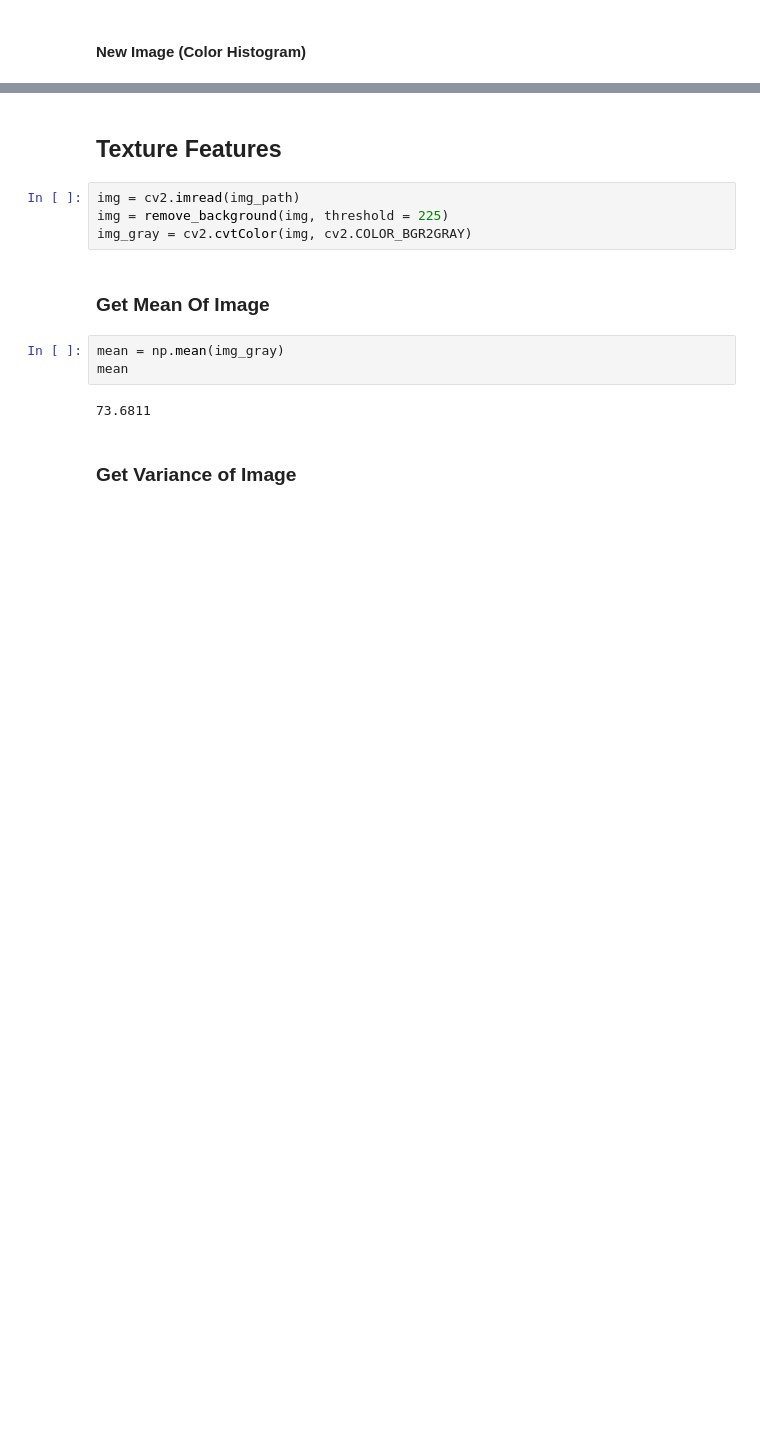
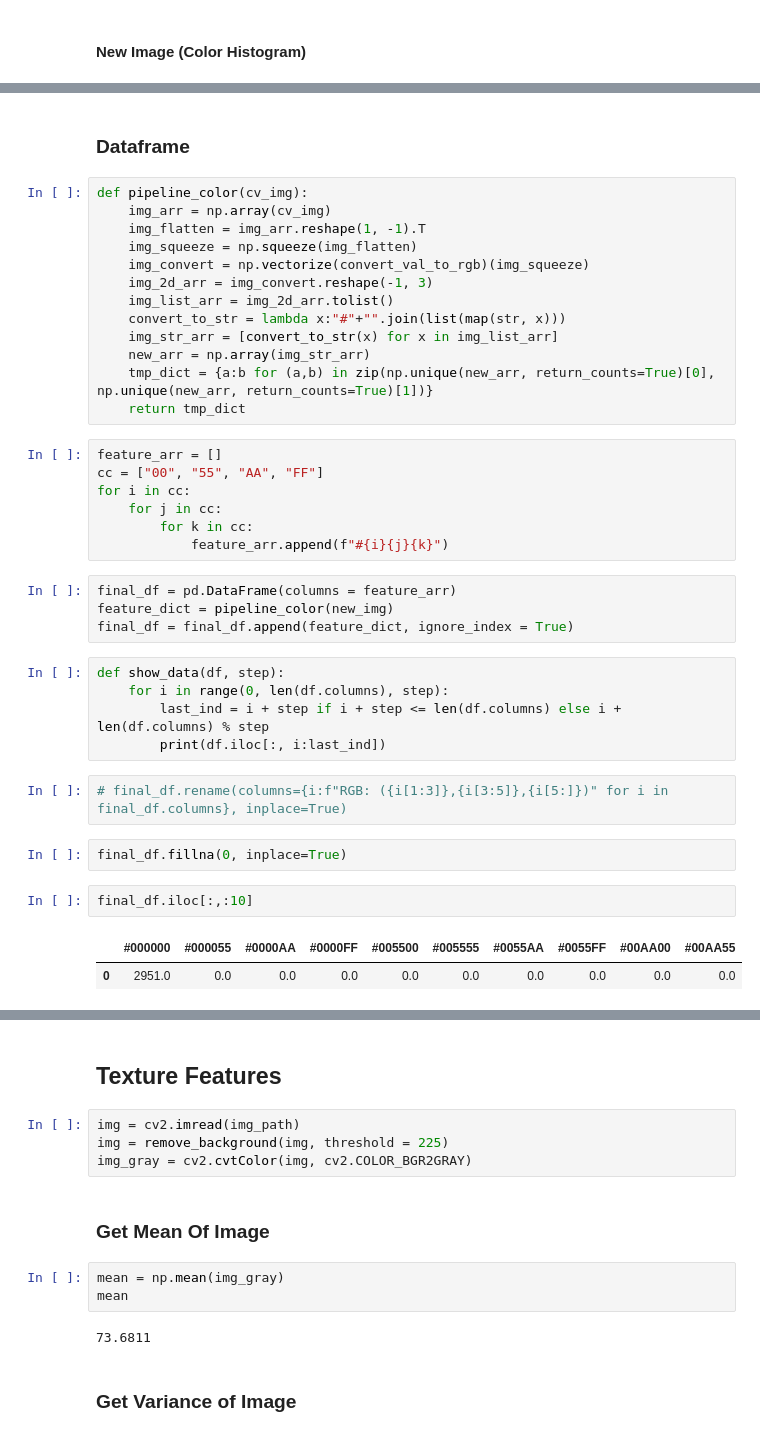
Before and after one commit to Neix20/MiniProject, a Jupyter notebook: Chapter 4 - Report 1.ipynb, the cells around one changed output, grey strips where cells are left out. Cells and saved outputs as stored; diff of their text form; blank space fills up the shorter version.

```diff
--- a/Chapter 4 - Report 1.ipynb
+++ b/Chapter 4 - Report 1.ipynb
@@ -309,0 +324,40 @@ plt.show()
+# %% [markdown]
+### Dataframe
+# %%
+def pipeline_color(cv_img):
+    img_arr = np.array(cv_img)
+    img_flatten = img_arr.reshape(1, -1).T
+    img_squeeze = np.squeeze(img_flatten)
+    img_convert = np.vectorize(convert_val_to_rgb)(img_squeeze)
+    img_2d_arr = img_convert.reshape(-1, 3)
+    img_list_arr = img_2d_arr.tolist()
+    convert_to_str = lambda x:"#"+"".join(list(map(str, x)))
+    img_str_arr = [convert_to_str(x) for x in img_list_arr]
+    new_arr = np.array(img_str_arr)
+    tmp_dict = {a:b for (a,b) in zip(np.unique(new_arr, return_counts=True)[0], np.unique(new_arr, return_counts=True)[1])}
+    return tmp_dict
+# %%
+feature_arr = []
+cc = ["00", "55", "AA", "FF"]
+for i in cc:
+    for j in cc:
+        for k in cc:
+            feature_arr.append(f"#{i}{j}{k}")
+# %%
+final_df = pd.DataFrame(columns = feature_arr)
+feature_dict = pipeline_color(new_img)
+final_df = final_df.append(feature_dict, ignore_index = True)
+# %%
+def show_data(df, step):
+    for i in range(0, len(df.columns), step):
+        last_ind = i + step if i + step <= len(df.columns) else i + len(df.columns) % step
+        print(df.iloc[:, i:last_ind])
+# %%
+# final_df.rename(columns={i:f"RGB: ({i[1:3]},{i[3:5]},{i[5:]})" for i in final_df.columns}, inplace=True)
+# %%
+final_df.fillna(0, inplace=True)
+# %%
+final_df.iloc[:,:10]
+# %% [output]
+|  | #000000 | #000055 | #0000AA | #0000FF | #005500 | #005555 | #0055AA | #0055FF | #00AA00 | #00AA55 |
+| 0 | 2951.0 | 0.0 | 0.0 | 0.0 | 0.0 | 0.0 | 0.0 | 0.0 | 0.0 | 0.0 |
```
Also changed, not shown: parts of 18 cells of this notebook, 4 other files.
